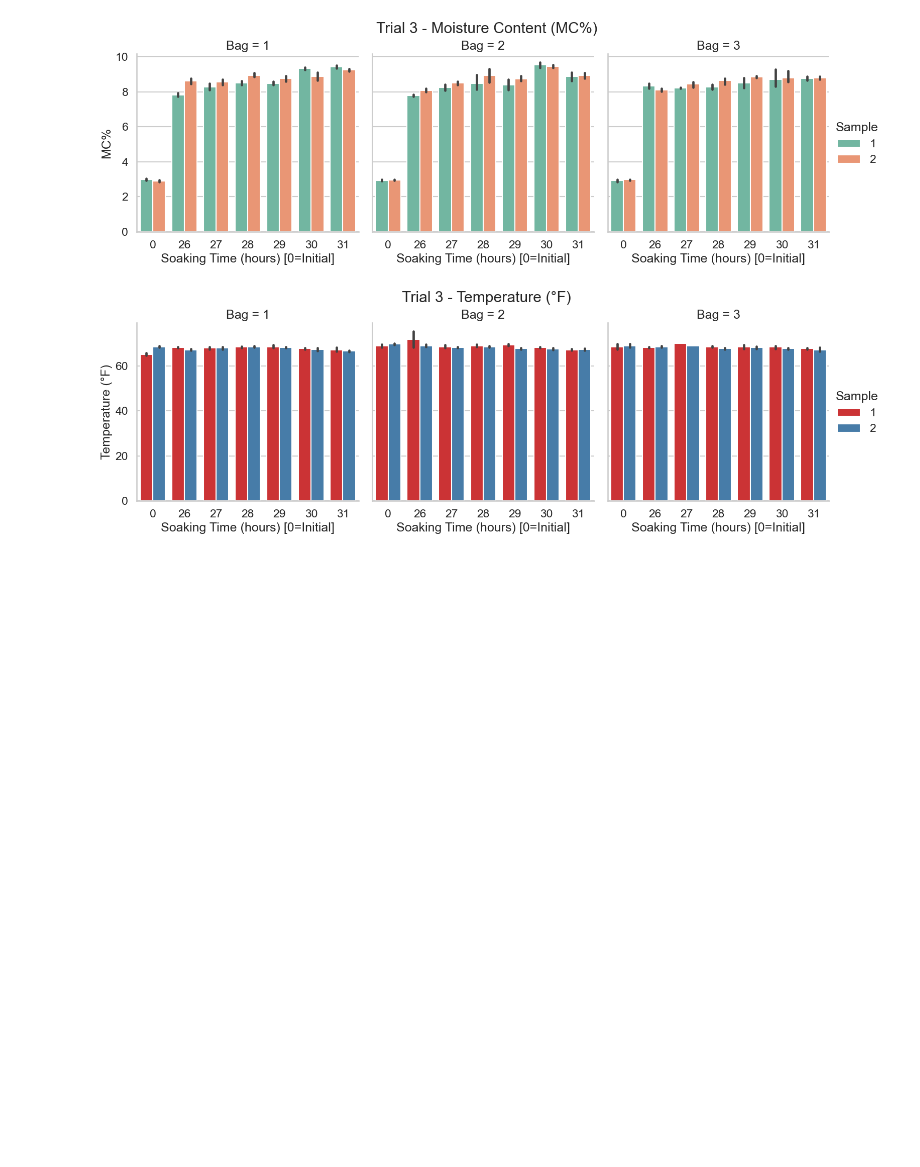
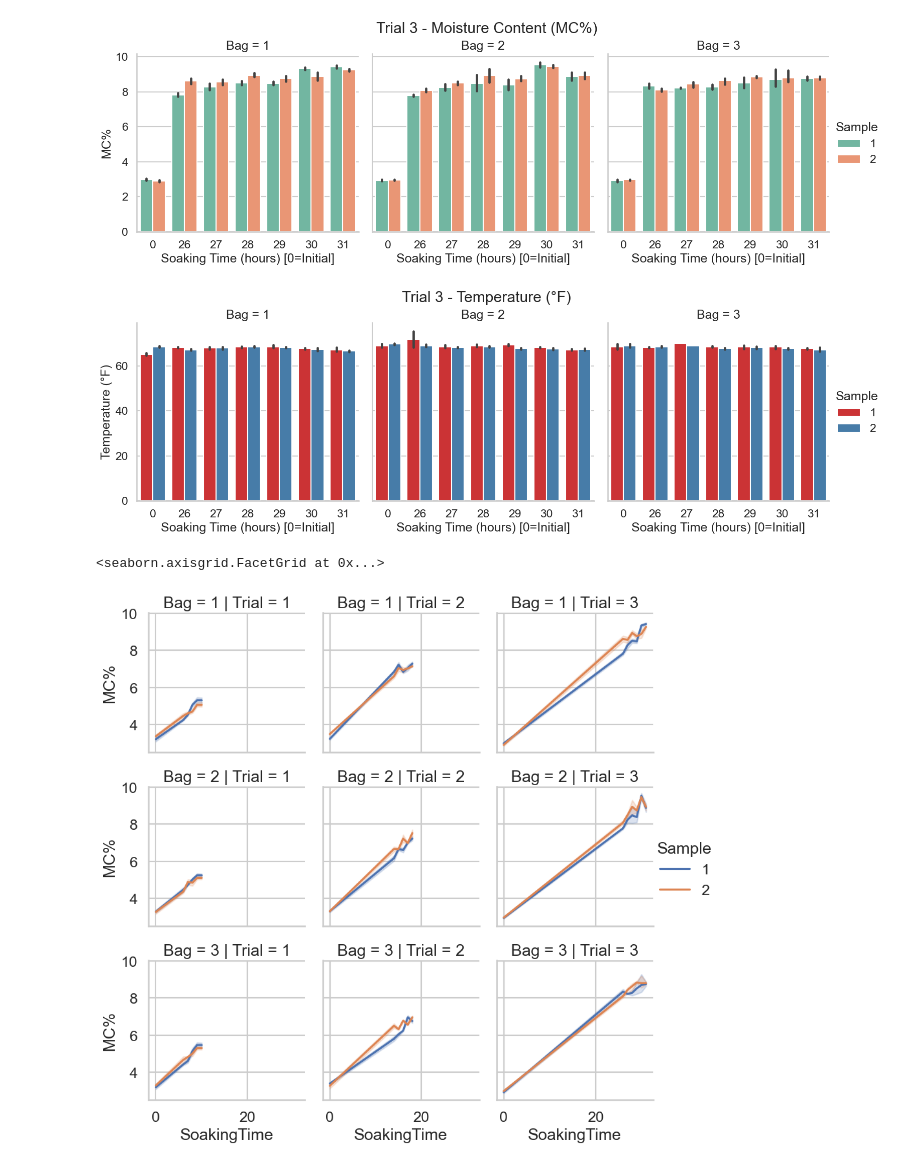
Before and after one commit to Niloofarafoolin/moisture-analysis, a Jupyter notebook: analysis.ipynb, the cells around one changed output. Cells and saved outputs as stored; diff of their text form; code cells hidden in the pictures; blank space fills up the shorter version.

```diff
--- a/analysis.ipynb
+++ b/analysis.ipynb
@@ -658,3 +594,9 @@ if __name__ == "__main__":
 [figure]
 [figure]
 [figure]
+# %%
+g = sns.FacetGrid(df, col="Trial", row="Bag", hue="Sample")
+g.map(sns.lineplot, "SoakingTime", "MC%").add_legend()
+# %% [output]
+<seaborn.axisgrid.FacetGrid at 0x...>
+[figure, added]
```
Also changed, not shown: parts of 3 cells of this notebook, 1 other file.
